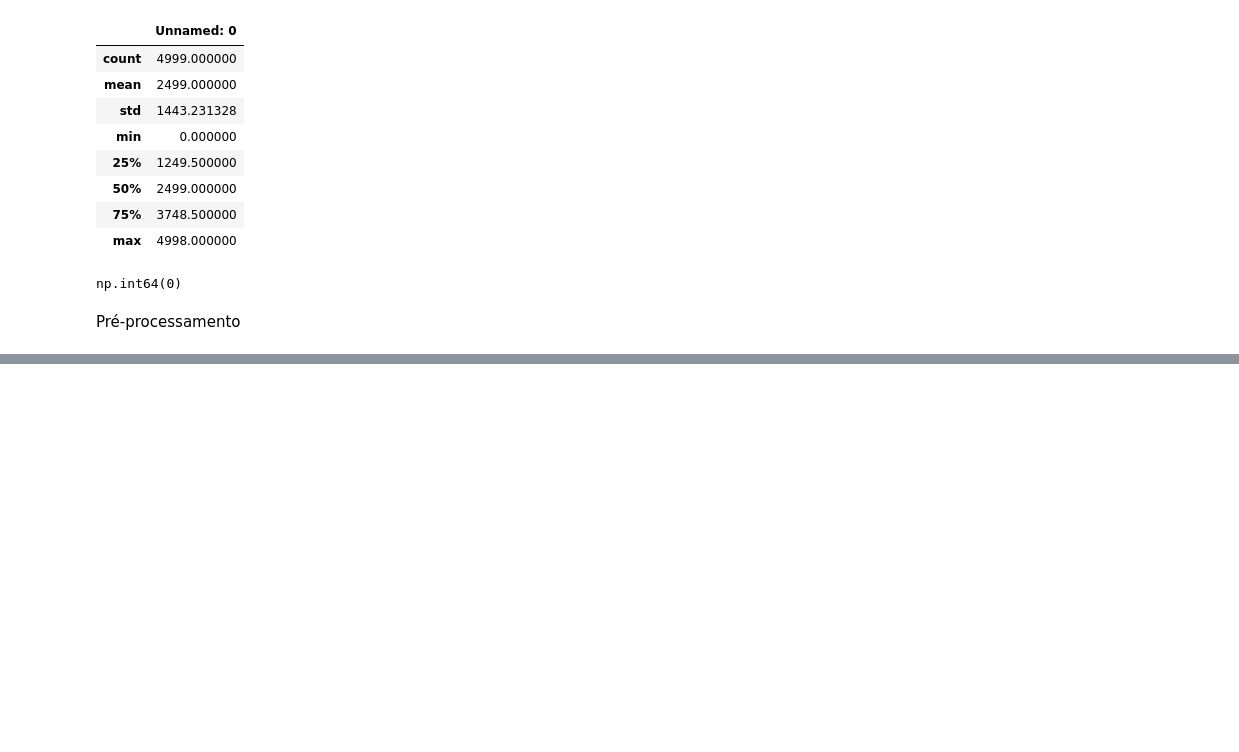
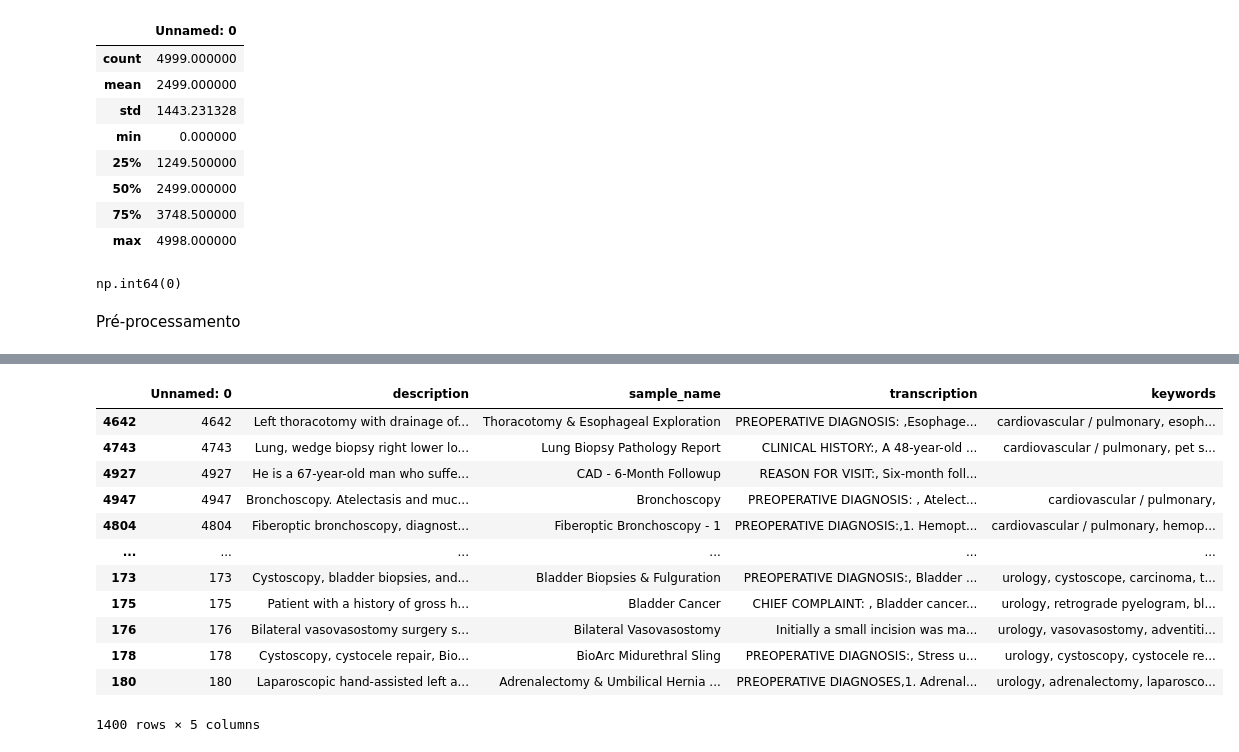
Before and after one commit to italorosq/Deep-learning-e-Saude, a Jupyter notebook: Notebooks/notebookprincipal.ipynb, the cells around one changed output, grey strips where cells are left out. Cells and saved outputs as stored; diff of their text form; code cells hidden in the pictures; blank space fills up the shorter version.

```diff
--- a/Notebooks/notebookprincipal.ipynb
+++ b/Notebooks/notebookprincipal.ipynb
@@ -80,0 +175,22 @@ Pré-processamento
+# %%
+x=df_top_10.drop('medical_specialty', axis=1)
+y=df_top_10['medical_specialty']
+# %%
+rus=RandomUnderSampler(random_state=42, sampling_strategy='auto')
+X_resampled, y_resampled = rus.fit_resample(x, y)
+# %%
+X_resampled
+# %% [output]
+|  | Unnamed: 0 | description | sample_name | transcription | keywords |
+| 4642 | 4642 | Left thoracotomy with drainage of... | Thoracotomy & Esophageal Exploration | PREOPERATIVE DIAGNOSIS: ,Esophage... | cardiovascular / pulmonary, esoph... |
+| 4743 | 4743 | Lung, wedge biopsy right lower lo... | Lung Biopsy Pathology Report | CLINICAL HISTORY:, A 48-year-old ... | cardiovascular / pulmonary, pet s... |
+| 4927 | 4927 | He is a 67-year-old man who suffe... | CAD - 6-Month Followup | REASON FOR VISIT:, Six-month foll... |  |
+| 4947 | 4947 | Bronchoscopy. Atelectasis and muc... | Bronchoscopy | PREOPERATIVE DIAGNOSIS: , Atelect... | cardiovascular / pulmonary, |
+| 4804 | 4804 | Fiberoptic bronchoscopy, diagnost... | Fiberoptic Bronchoscopy - 1 | PREOPERATIVE DIAGNOSIS:,1. Hemopt... | cardiovascular / pulmonary, hemop... |
+| ... | ... | ... | ... | ... | ... |
+| 173 | 173 | Cystoscopy, bladder biopsies, and... | Bladder Biopsies & Fulguration | PREOPERATIVE DIAGNOSIS:, Bladder ... | urology, cystoscope, carcinoma, t... |
+| 175 | 175 | Patient with a history of gross h... | Bladder Cancer | CHIEF COMPLAINT: , Bladder cancer... | urology, retrograde pyelogram, bl... |
+| 176 | 176 | Bilateral vasovasostomy surgery s... | Bilateral Vasovasostomy | Initially a small incision was ma... | urology, vasovasostomy, adventiti... |
+| 178 | 178 | Cystoscopy, cystocele repair, Bio... | BioArc Midurethral Sling | PREOPERATIVE DIAGNOSIS:, Stress u... | urology, cystoscopy, cystocele re... |
+| 180 | 180 | Laparoscopic hand-assisted left a... | Adrenalectomy & Umbilical Hernia ... | PREOPERATIVE DIAGNOSES,1. Adrenal... | urology, adrenalectomy, laparosco... |
+1400 rows × 5 columns
```
Also changed, not shown: parts of 15 cells of this notebook.
